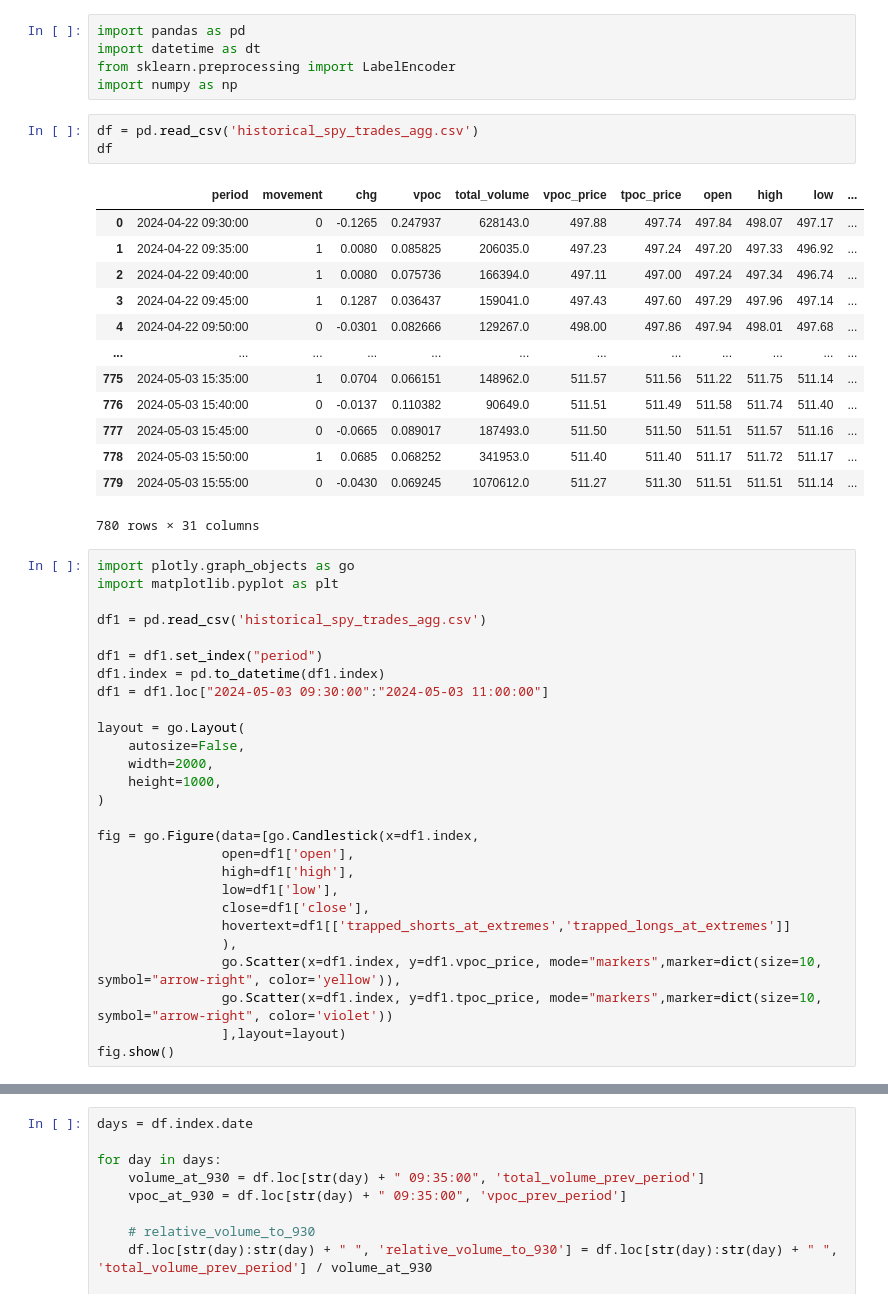
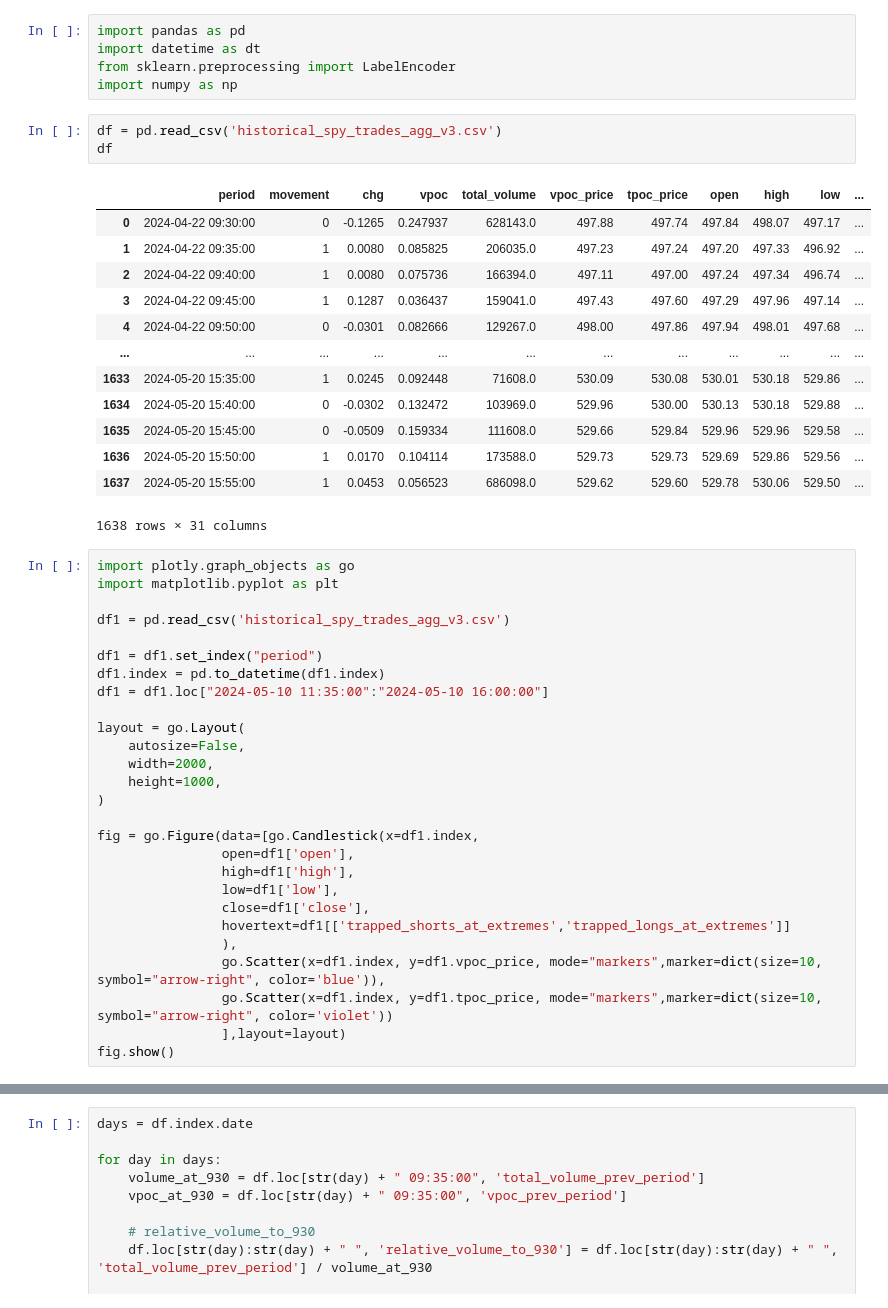
Before and after one commit to zeyad-kay/Intraday, a Jupyter notebook: feature_engineering_v4.ipynb, the cells around one changed output, grey strips where cells are left out. Drawn from its saved outputs; the diff is of its cells as text.

```diff
--- a/feature_engineering_v4.ipynb
+++ b/feature_engineering_v4.ipynb
@@ -4,31 +4,31 @@ import datetime as dt
 from sklearn.preprocessing import LabelEncoder
 import numpy as np
 # %%
-df = pd.read_csv('historical_spy_trades_agg.csv')
+df = pd.read_csv('historical_spy_trades_agg_v3.csv')
 df
 # %% [output]
 |  | period | movement | chg | vpoc | total_volume | vpoc_price | tpoc_price | open | high | low | ... |
 | 0 | 2024-04-22 09:30:00 | 0 | -0.1265 | 0.247937 | 628143.0 | 497.88 | 497.74 | 497.84 | 498.07 | 497.17 | ... |
 | 1 | 2024-04-22 09:35:00 | 1 | 0.0080 | 0.085825 | 206035.0 | 497.23 | 497.24 | 497.20 | 497.33 | 496.92 | ... |
 | 2 | 2024-04-22 09:40:00 | 1 | 0.0080 | 0.075736 | 166394.0 | 497.11 | 497.00 | 497.24 | 497.34 | 496.74 | ... |
 | 3 | 2024-04-22 09:45:00 | 1 | 0.1287 | 0.036437 | 159041.0 | 497.43 | 497.60 | 497.29 | 497.96 | 497.14 | ... |
 | 4 | 2024-04-22 09:50:00 | 0 | -0.0301 | 0.082666 | 129267.0 | 498.00 | 497.86 | 497.94 | 498.01 | 497.68 | ... |
 | ... | ... | ... | ... | ... | ... | ... | ... | ... | ... | ... | ... |
-| 775 | 2024-05-03 15:35:00 | 1 | 0.0704 | 0.066151 | 148962.0 | 511.57 | 511.56 | 511.22 | 511.75 | 511.14 | ... |
-| 776 | 2024-05-03 15:40:00 | 0 | -0.0137 | 0.110382 | 90649.0 | 511.51 | 511.49 | 511.58 | 511.74 | 511.40 | ... |
-| 777 | 2024-05-03 15:45:00 | 0 | -0.0665 | 0.089017 | 187493.0 | 511.50 | 511.50 | 511.51 | 511.57 | 511.16 | ... |
-| 778 | 2024-05-03 15:50:00 | 1 | 0.0685 | 0.068252 | 341953.0 | 511.40 | 511.40 | 511.17 | 511.72 | 511.17 | ... |
-| 779 | 2024-05-03 15:55:00 | 0 | -0.0430 | 0.069245 | 1070612.0 | 511.27 | 511.30 | 511.51 | 511.51 | 511.14 | ... |
+| 1633 | 2024-05-20 15:35:00 | 1 | 0.0245 | 0.092448 | 71608.0 | 530.09 | 530.08 | 530.01 | 530.18 | 529.86 | ... |
+| 1634 | 2024-05-20 15:40:00 | 0 | -0.0302 | 0.132472 | 103969.0 | 529.96 | 530.00 | 530.13 | 530.18 | 529.88 | ... |
+| 1635 | 2024-05-20 15:45:00 | 0 | -0.0509 | 0.159334 | 111608.0 | 529.66 | 529.84 | 529.96 | 529.96 | 529.58 | ... |
+| 1636 | 2024-05-20 15:50:00 | 1 | 0.0170 | 0.104114 | 173588.0 | 529.73 | 529.73 | 529.69 | 529.86 | 529.56 | ... |
+| 1637 | 2024-05-20 15:55:00 | 1 | 0.0453 | 0.056523 | 686098.0 | 529.62 | 529.60 | 529.78 | 530.06 | 529.50 | ... |
-780 rows × 31 columns
+1638 rows × 31 columns
 # %%
 import plotly.graph_objects as go
 import matplotlib.pyplot as plt
 
-df1 = pd.read_csv('historical_spy_trades_agg.csv')
+df1 = pd.read_csv('historical_spy_trades_agg_v3.csv')
 
 df1 = df1.set_index("period")
 df1.index = pd.to_datetime(df1.index)
-df1 = df1.loc["2024-05-03 09:30:00":"2024-05-03 11:00:00"]
+df1 = df1.loc["2024-05-10 11:35:00":"2024-05-10 16:00:00"]
 
 layout = go.Layout(
     autosize=False,
@@ -43,7 +43,7 @@ fig = go.Figure(data=[go.Candlestick(x=df1.index,
                 close=df1['close'],
                 hovertext=df1[['trapped_shorts_at_extremes','trapped_longs_at_extremes']]
                 ),
-                go.Scatter(x=df1.index, y=df1.vpoc_price, mode="markers",marker=dict(size=10, symbol="arrow-right", color='yellow')),
+                go.Scatter(x=df1.index, y=df1.vpoc_price, mode="markers",marker=dict(size=10, symbol="arrow-right", color='blue')),
                 go.Scatter(x=df1.index, y=df1.tpoc_price, mode="markers",marker=dict(size=10, symbol="arrow-right", color='violet'))
                 ],layout=layout)
 fig.show()
```
Also changed, not shown: parts of 10 cells of this notebook, 3 other files.
